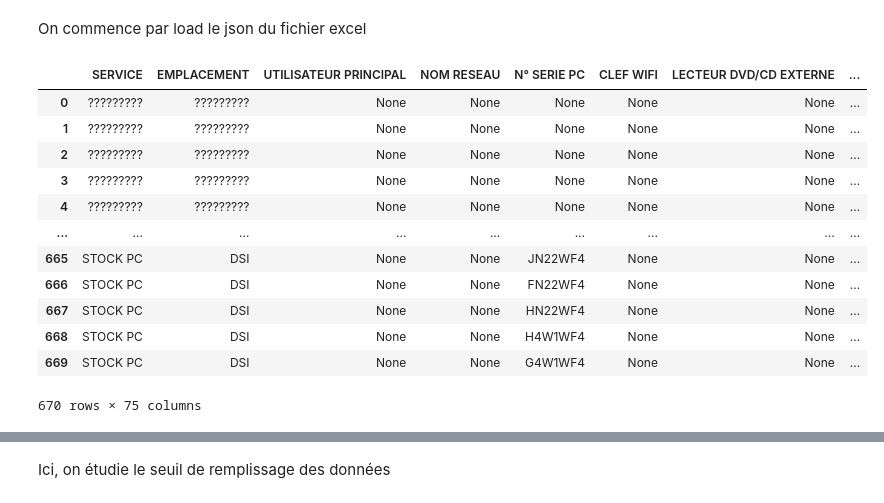
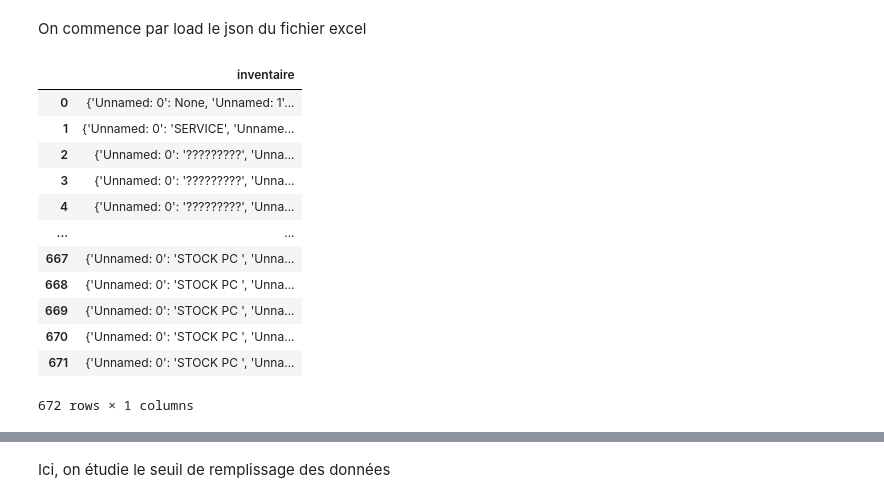
Before and after one commit to samyachd/mairie, a Jupyter notebook: notebooks/etude_donnees.ipynb, the cells around one changed output, grey strips where cells are left out. Cells and saved outputs as stored; diff of their text form; code cells hidden in the pictures.

```diff
--- a/notebooks/etude_donnees.ipynb
+++ b/notebooks/etude_donnees.ipynb
@@ -9,24 +9,24 @@ import json
 # %% [markdown]
 On commence par load le json du fichier excel
 # %%
-file = Path("../data/clean_extracts/seed_data_20260502_190111.json")
+file = Path("../data/raw_extracts/seed_data_20260416_170444.json")
 data = json.loads(file.read_text(encoding="utf-8"))
 df = pd.DataFrame(data)  # Remplacez "inventaire"
 display(df)
 # %% [output]
-|  | SERVICE | EMPLACEMENT | UTILISATEUR PRINCIPAL | NOM RESEAU | N° SERIE PC | CLEF WIFI | LECTEUR DVD/CD EXTERNE | ... |
-| 0 | ????????? | ????????? | None | None | None | None | None | ... |
-| 1 | ????????? | ????????? | None | None | None | None | None | ... |
-| 2 | ????????? | ????????? | None | None | None | None | None | ... |
-| 3 | ????????? | ????????? | None | None | None | None | None | ... |
-| 4 | ????????? | ????????? | None | None | None | None | None | ... |
-| ... | ... | ... | ... | ... | ... | ... | ... | ... |
-| 665 | STOCK PC | DSI | None | None | JN22WF4 | None | None | ... |
-| 666 | STOCK PC | DSI | None | None | FN22WF4 | None | None | ... |
-| 667 | STOCK PC | DSI | None | None | HN22WF4 | None | None | ... |
-| 668 | STOCK PC | DSI | None | None | H4W1WF4 | None | None | ... |
-| 669 | STOCK PC | DSI | None | None | G4W1WF4 | None | None | ... |
+|  | inventaire |
+| 0 | {'Unnamed: 0': None, 'Unnamed: 1'... |
+| 1 | {'Unnamed: 0': 'SERVICE', 'Unname... |
+| 2 | {'Unnamed: 0': '?????????', 'Unna... |
+| 3 | {'Unnamed: 0': '?????????', 'Unna... |
+| 4 | {'Unnamed: 0': '?????????', 'Unna... |
+| ... | ... |
+| 667 | {'Unnamed: 0': 'STOCK PC ', 'Unna... |
+| 668 | {'Unnamed: 0': 'STOCK PC ', 'Unna... |
+| 669 | {'Unnamed: 0': 'STOCK PC ', 'Unna... |
+| 670 | {'Unnamed: 0': 'STOCK PC ', 'Unna... |
+| 671 | {'Unnamed: 0': 'STOCK PC ', 'Unna... |
-670 rows × 75 columns
+672 rows × 1 columns
 # %%
 df.describe(include="all")
 # %% [output]
```
Also changed, not shown: parts of 1 cell of this notebook, 17 other files.
